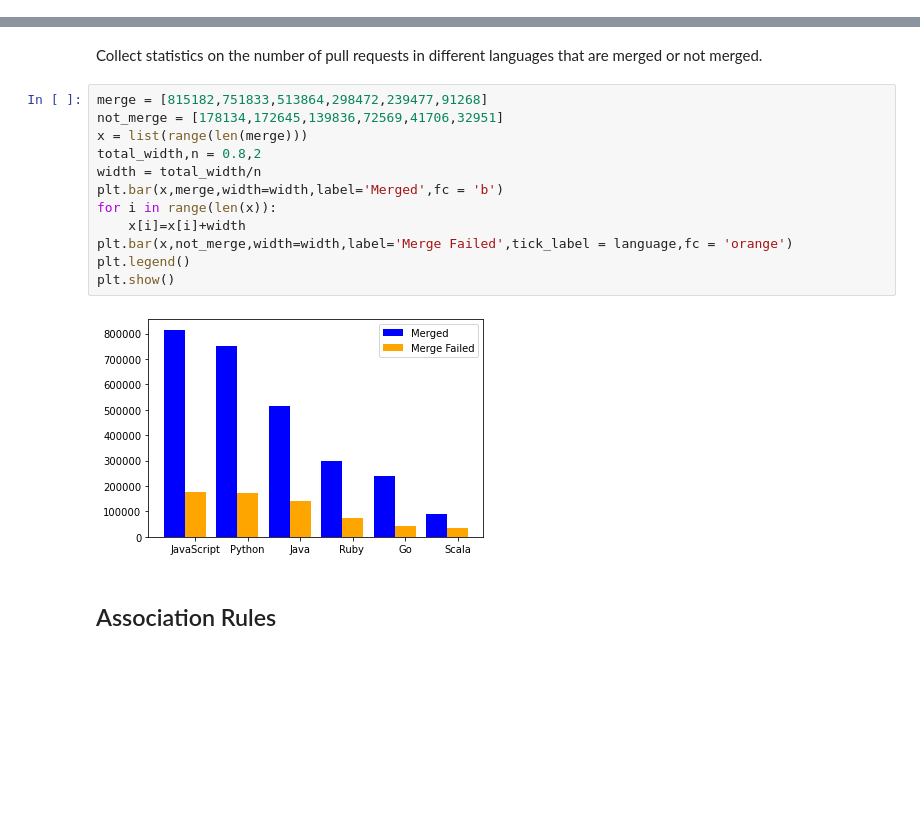
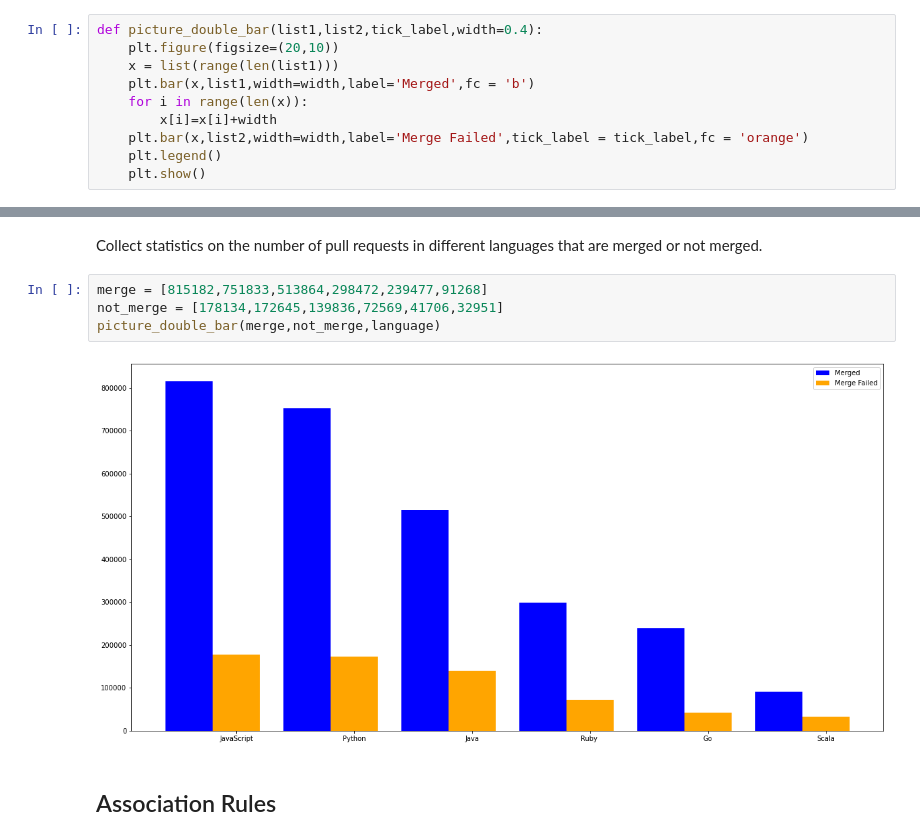
Before and after one commit to vitaminvaf/MSc-Project, a Jupyter notebook: Source code/Data analysis.ipynb, the cells around one changed output, grey strips where cells are left out. Drawn from its saved outputs; the diff is of its cells as text; blank space fills up the shorter version.

```diff
--- a/Source code/Data analysis.ipynb
+++ b/Source code/Data analysis.ipynb
@@ -106,0 +129,10 @@ Project_data
+# %%
+def picture_double_bar(list1,list2,tick_label,width=0.4):
+    plt.figure(figsize=(20,10))
+    x = list(range(len(list1)))
+    plt.bar(x,list1,width=width,label='Merged',fc = 'b')
+    for i in range(len(x)):
+        x[i]=x[i]+width
+    plt.bar(x,list2,width=width,label='Merge Failed',tick_label = tick_label,fc = 'orange')
+    plt.legend()
+    plt.show()
@@ -235,17 +290,9 @@ Collect statistics on the number of pull requests in different languages that ar
 # %%
 merge = [815182,751833,513864,298472,239477,91268]
 not_merge = [178134,172645,139836,72569,41706,32951]
-x = list(range(len(merge)))
-total_width,n = 0.8,2
-width = total_width/n
-plt.bar(x,merge,width=width,label='Merged',fc = 'b')
-for i in range(len(x)):
-    x[i]=x[i]+width
-plt.bar(x,not_merge,width=width,label='Merge Failed',tick_label = language,fc = 'orange')
-plt.legend()
-plt.show()
+picture_double_bar(merge,not_merge,language)
 # %% [output]
-[figure, old version]
+[figure, new version]
 # %% [markdown]
 ## Association Rules
 # %%
```
Also changed, not shown: parts of 22 cells of this notebook.
